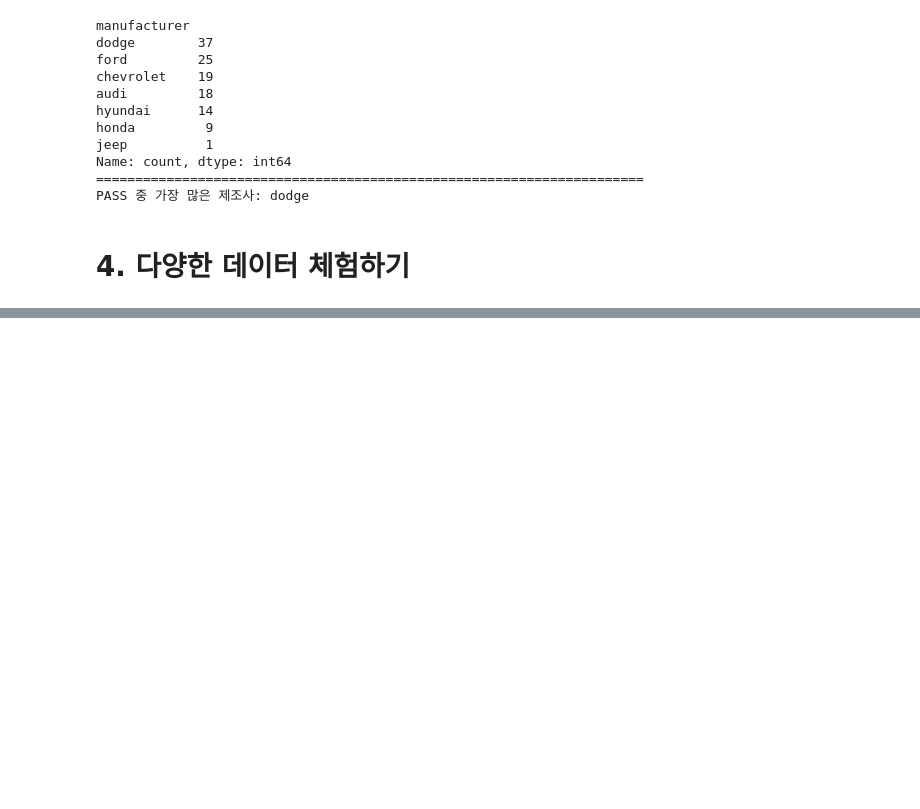
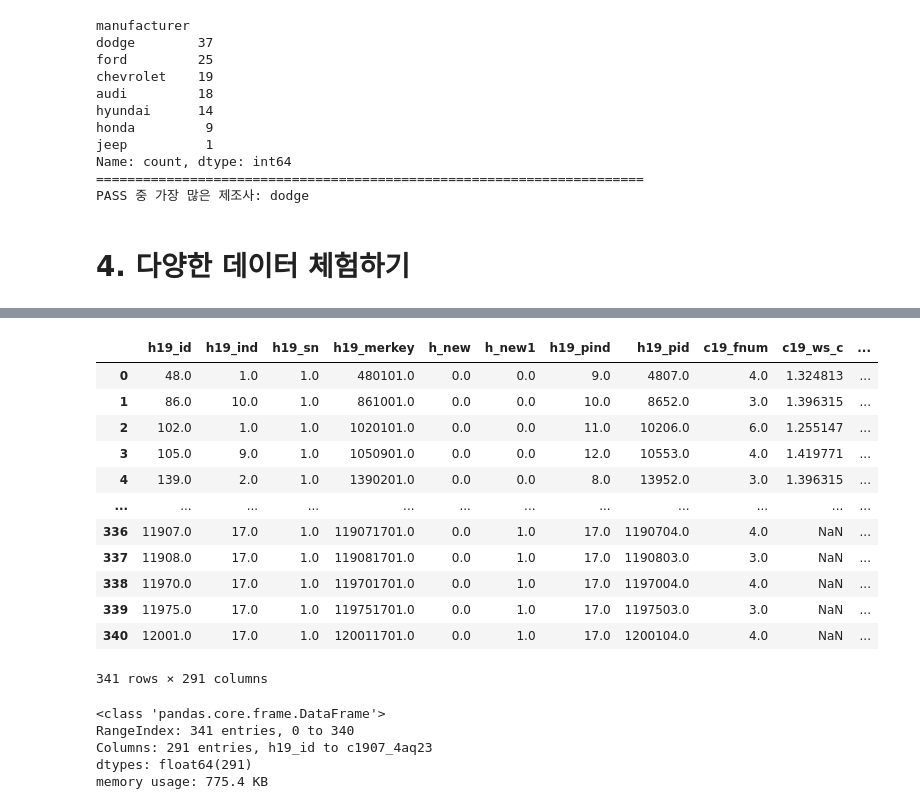
Before and after one commit to yojeongyujeong/yogurtyojung, a Jupyter notebook: 04_판다스_blank.ipynb, the cells around one changed output, grey strips where cells are left out. Cells and saved outputs as stored; diff of their text form; code cells hidden in the pictures; blank space fills up the shorter version.

```diff
--- a/04_판다스_blank.ipynb
+++ b/04_판다스_blank.ipynb
@@ -1144,0 +1199,26 @@ PASS 중 가장 많은 제조사: dodge
+# %%
+import pandas as pd
+social_statistics = pd.read_spss("data/koweps_c19_2024_beta1.sav")
+social_statistics
+# %% [output]
+|  | h19_id | h19_ind | h19_sn | h19_merkey | h_new | h_new1 | h19_pind | h19_pid | c19_fnum | c19_ws_c | ... |
+| 0 | 48.0 | 1.0 | 1.0 | 480101.0 | 0.0 | 0.0 | 9.0 | 4807.0 | 4.0 | 1.324813 | ... |
+| 1 | 86.0 | 10.0 | 1.0 | 861001.0 | 0.0 | 0.0 | 10.0 | 8652.0 | 3.0 | 1.396315 | ... |
+| 2 | 102.0 | 1.0 | 1.0 | 1020101.0 | 0.0 | 0.0 | 11.0 | 10206.0 | 6.0 | 1.255147 | ... |
+| 3 | 105.0 | 9.0 | 1.0 | 1050901.0 | 0.0 | 0.0 | 12.0 | 10553.0 | 4.0 | 1.419771 | ... |
+| 4 | 139.0 | 2.0 | 1.0 | 1390201.0 | 0.0 | 0.0 | 8.0 | 13952.0 | 3.0 | 1.396315 | ... |
+| ... | ... | ... | ... | ... | ... | ... | ... | ... | ... | ... | ... |
+| 336 | 11907.0 | 17.0 | 1.0 | 119071701.0 | 0.0 | 1.0 | 17.0 | 1190704.0 | 4.0 | NaN | ... |
+| 337 | 11908.0 | 17.0 | 1.0 | 119081701.0 | 0.0 | 1.0 | 17.0 | 1190803.0 | 3.0 | NaN | ... |
+| 338 | 11970.0 | 17.0 | 1.0 | 119701701.0 | 0.0 | 1.0 | 17.0 | 1197004.0 | 4.0 | NaN | ... |
+| 339 | 11975.0 | 17.0 | 1.0 | 119751701.0 | 0.0 | 1.0 | 17.0 | 1197503.0 | 3.0 | NaN | ... |
+| 340 | 12001.0 | 17.0 | 1.0 | 120011701.0 | 0.0 | 1.0 | 17.0 | 1200104.0 | 4.0 | NaN | ... |
+341 rows × 291 columns
+# %%
+social_statistics.info()
+# %% [output]
+<class 'pandas.core.frame.DataFrame'>
+RangeIndex: 341 entries, 0 to 340
+Columns: 291 entries, h19_id to c1907_4aq23
+dtypes: float64(291)
+memory usage: 775.4 KB
```
Also changed, not shown: parts of 3 cells of this notebook, 2 other files.
